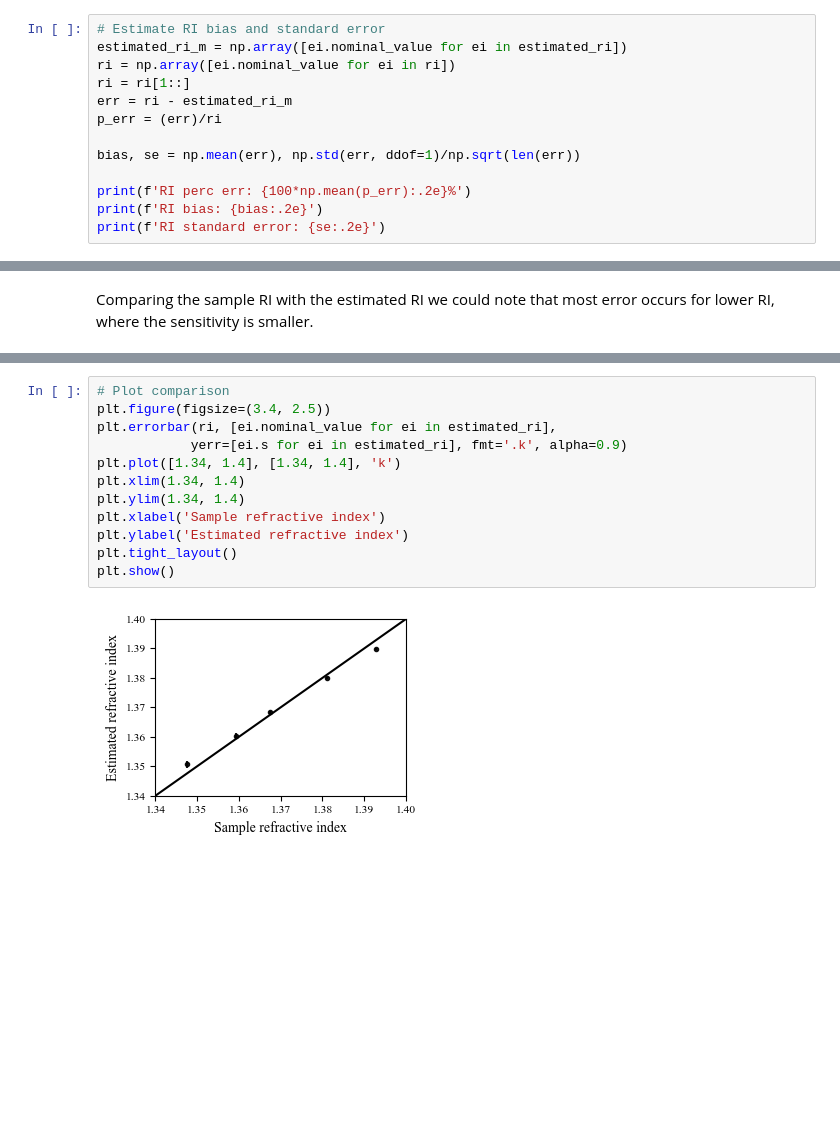
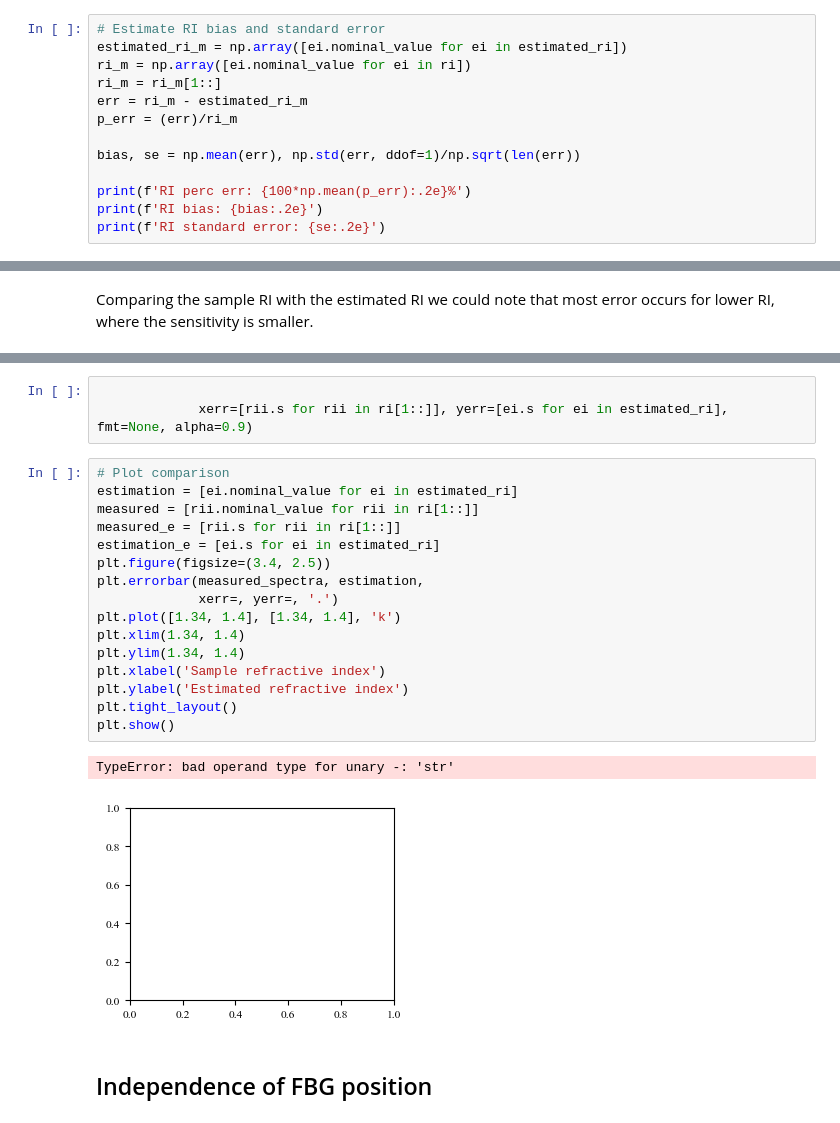
Before and after one commit to felipebarino/lpfg_demodulation_supplementary, a Jupyter notebook: 3 - Evaluation by measured spectra.ipynb, the cells around one changed output, grey strips where cells are left out. Drawn from its saved outputs; the diff is of its cells as text; blank space fills up the shorter version.

```diff
--- a/3 - Evaluation by measured spectra.ipynb
+++ b/3 - Evaluation by measured spectra.ipynb
@@ -632,10 +715,10 @@ Given the estimated RI and the sample RI, we could calculate the RI errors:
 # %%
 # Estimate RI bias and standard error
 estimated_ri_m = np.array([ei.nominal_value for ei in estimated_ri])
-ri = np.array([ei.nominal_value for ei in ri])
-ri = ri[1::]
-err = ri - estimated_ri_m
-p_err = (err)/ri
+ri_m = np.array([ei.nominal_value for ei in ri])
+ri_m = ri_m[1::]
+err = ri_m - estimated_ri_m
+p_err = (err)/ri_m
 
 bias, se = np.mean(err), np.std(err, ddof=1)/np.sqrt(len(err))
 
@@ -651,14 +743,24 @@ Comparing the sample RI with the estimated RI we could note that most error occu
+# %%
+
+             xerr=[rii.s for rii in ri[1::]], yerr=[ei.s for ei in estimated_ri], fmt=None, alpha=0.9)
 # %%
 # Plot comparison
+estimation = [ei.nominal_value for ei in estimated_ri]
+measured = [rii.nominal_value for rii in ri[1::]]
+measured_e = [rii.s for rii in ri[1::]]
+estimation_e = [ei.s for ei in estimated_ri]
 plt.figure(figsize=(3.4, 2.5))
-plt.errorbar(ri, [ei.nominal_value for ei in estimated_ri],
-            yerr=[ei.s for ei in estimated_ri], fmt='.k', alpha=0.9)
+plt.errorbar(measured_spectra, estimation,
+             xerr=, yerr=, '.')
 plt.plot([1.34, 1.4], [1.34, 1.4], 'k')
 plt.xlim(1.34, 1.4)
 plt.ylim(1.34, 1.4)
 plt.xlabel('Sample refractive index')
 plt.ylabel('Estimated refractive index')
 plt.tight_layout()
 plt.show()
 # %% [output]
+TypeError: bad operand type for unary -: 'str'
-[figure, old version]
+[figure, new version]
+# %% [markdown]
+## Independence of FBG position
```
Also changed, not shown: parts of 17 cells of this notebook, 33 other files.
